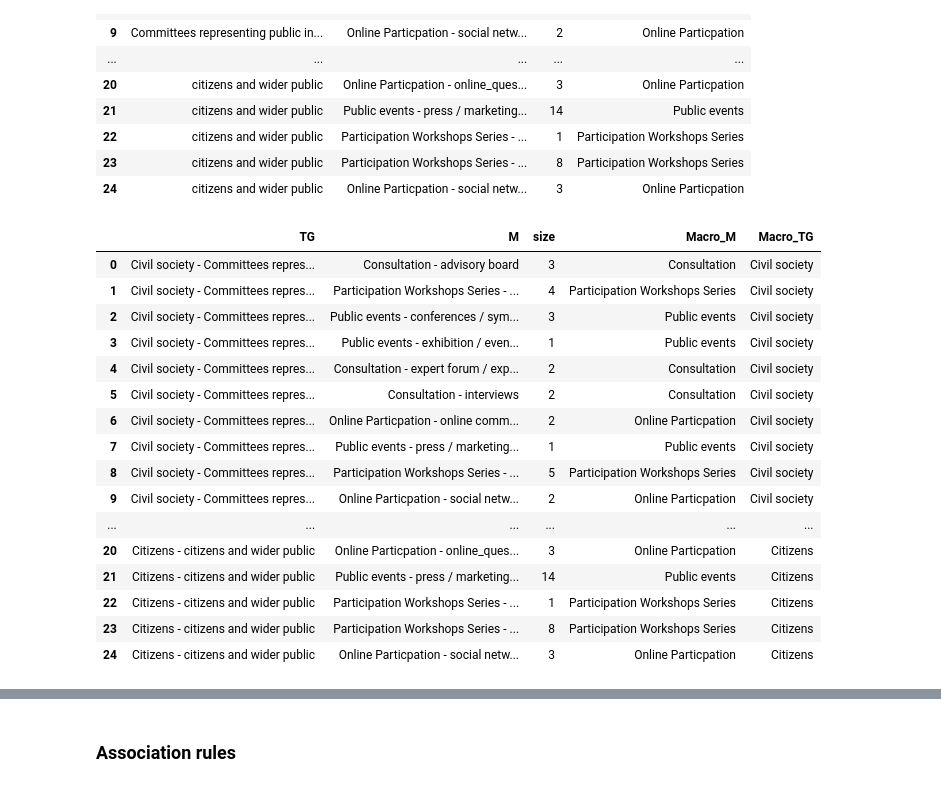
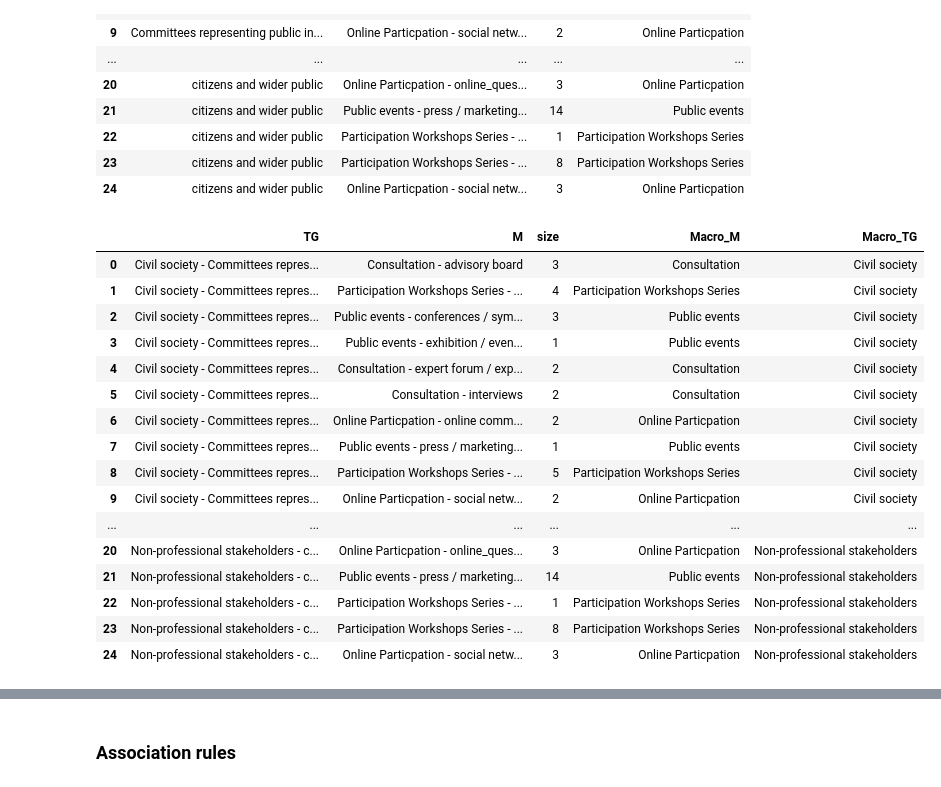
Before and after one commit to Diego-Dam/paper_co_creation_mobility_planning_germany, a Jupyter notebook: Co-Creation Paper.ipynb, the cells around one changed output, grey strips where cells are left out. Saved outputs shown, nothing was run; the diff lists cells and outputs as text; code cells hidden in the pictures.

Commit message:
labels update
change label from citizens to non-professional stakeholders

```diff
--- a/Co-Creation Paper.ipynb
+++ b/Co-Creation Paper.ipynb
@@ -580,38 +580,38 @@ heatmap_df_tg_m.head(25)
 # %%
 # match with the macro categories for target groups
 citizens_list = ["young and children", "users", "senior citizens", "citizens and wider public", "multiplicators"]
 civil_society_list = ["social organisations / public interest groups", "networks and associations", "Committees representing public interests"]
 politic_administration_list = ["regional actors", "political actors / district committees", "municipal employees / members of the public administration", "experts-practitioners-planers", "decision-makers / political authorities"]
 economy_list = ["transport providers and operators / public services like energy", "private business / economy", "consultants"]
 further_stakeholders_list = ["non defined stakeholders", "researchers"]
 
-heatmap_df_tg_m["Macro_TG"] = np.where(heatmap_df_tg_m["TG"].isin(citizens_list), "Citizens",
+heatmap_df_tg_m["Macro_TG"] = np.where(heatmap_df_tg_m["TG"].isin(citizens_list), "Non-professional stakeholders",
                                       (np.where(heatmap_df_tg_m["TG"].isin(civil_society_list), "Civil society",
                                            (np.where(heatmap_df_tg_m["TG"].isin(politic_administration_list), "Politics & administration",
                                                (np.where(heatmap_df_tg_m["TG"].isin(economy_list), "Economy",
                                                    (np.where(heatmap_df_tg_m["TG"].isin(further_stakeholders_list), "Further stakeholder groups", 'Other')))))))))
 
 # create friendly string
 heatmap_df_tg_m["TG"] = heatmap_df_tg_m["Macro_TG"] + " - " + heatmap_df_tg_m["TG"]
 heatmap_df_tg_m.head(25)
 # %% [output]
 |  | TG | M | size | Macro_M | Macro_TG |
 | 0 | Civil society - Committees repres... | Consultation - advisory board | 3 | Consultation | Civil society |
 | 1 | Civil society - Committees repres... | Participation Workshops Series - ... | 4 | Participation Workshops Series | Civil society |
 | 2 | Civil society - Committees repres... | Public events - conferences / sym... | 3 | Public events | Civil society |
 | 3 | Civil society - Committees repres... | Public events - exhibition / even... | 1 | Public events | Civil society |
 | 4 | Civil society - Committees repres... | Consultation - expert forum / exp... | 2 | Consultation | Civil society |
 | 5 | Civil society - Committees repres... | Consultation - interviews | 2 | Consultation | Civil society |
 | 6 | Civil society - Committees repres... | Online Particpation - online comm... | 2 | Online Particpation | Civil society |
 | 7 | Civil society - Committees repres... | Public events - press / marketing... | 1 | Public events | Civil society |
 | 8 | Civil society - Committees repres... | Participation Workshops Series - ... | 5 | Participation Workshops Series | Civil society |
 | 9 | Civil society - Committees repres... | Online Particpation - social netw... | 2 | Online Particpation | Civil society |
 | ... | ... | ... | ... | ... | ... |
-| 20 | Citizens - citizens and wider public | Online Particpation - online_ques... | 3 | Online Particpation | Citizens |
-| 21 | Citizens - citizens and wider public | Public events - press / marketing... | 14 | Public events | Citizens |
-| 22 | Citizens - citizens and wider public | Participation Workshops Series - ... | 1 | Participation Workshops Series | Citizens |
-| 23 | Citizens - citizens and wider public | Participation Workshops Series - ... | 8 | Participation Workshops Series | Citizens |
-| 24 | Citizens - citizens and wider public | Online Particpation - social netw... | 3 | Online Particpation | Citizens |
+| 20 | Non-professional stakeholders - c... | Online Particpation - online_ques... | 3 | Online Particpation | Non-professional stakeholders |
+| 21 | Non-professional stakeholders - c... | Public events - press / marketing... | 14 | Public events | Non-professional stakeholders |
+| 22 | Non-professional stakeholders - c... | Participation Workshops Series - ... | 1 | Participation Workshops Series | Non-professional stakeholders |
+| 23 | Non-professional stakeholders - c... | Participation Workshops Series - ... | 8 | Participation Workshops Series | Non-professional stakeholders |
+| 24 | Non-professional stakeholders - c... | Online Particpation - social netw... | 3 | Online Particpation | Non-professional stakeholders |
 # %%
 # reduce the df
 heatmap_df_tg_m = heatmap_df_tg_m[['TG', 'M', 'size']]
```
Also changed, not shown: parts of 3 cells of this notebook.
